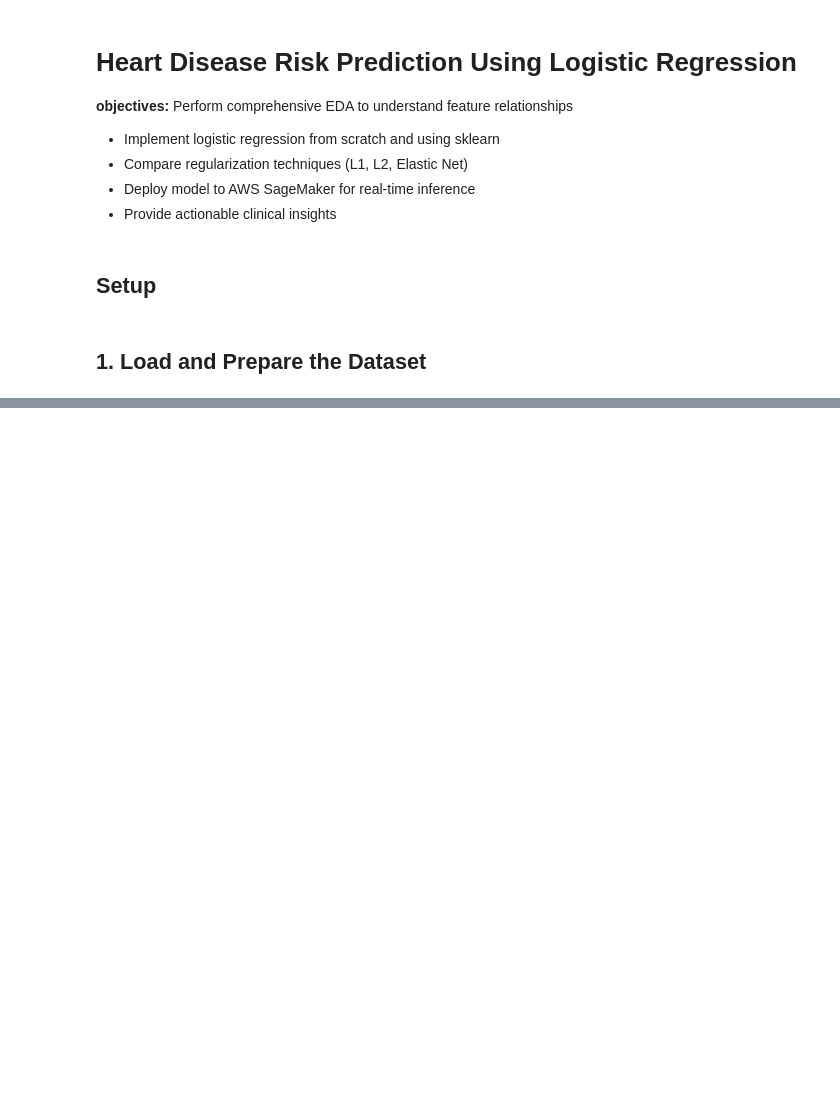
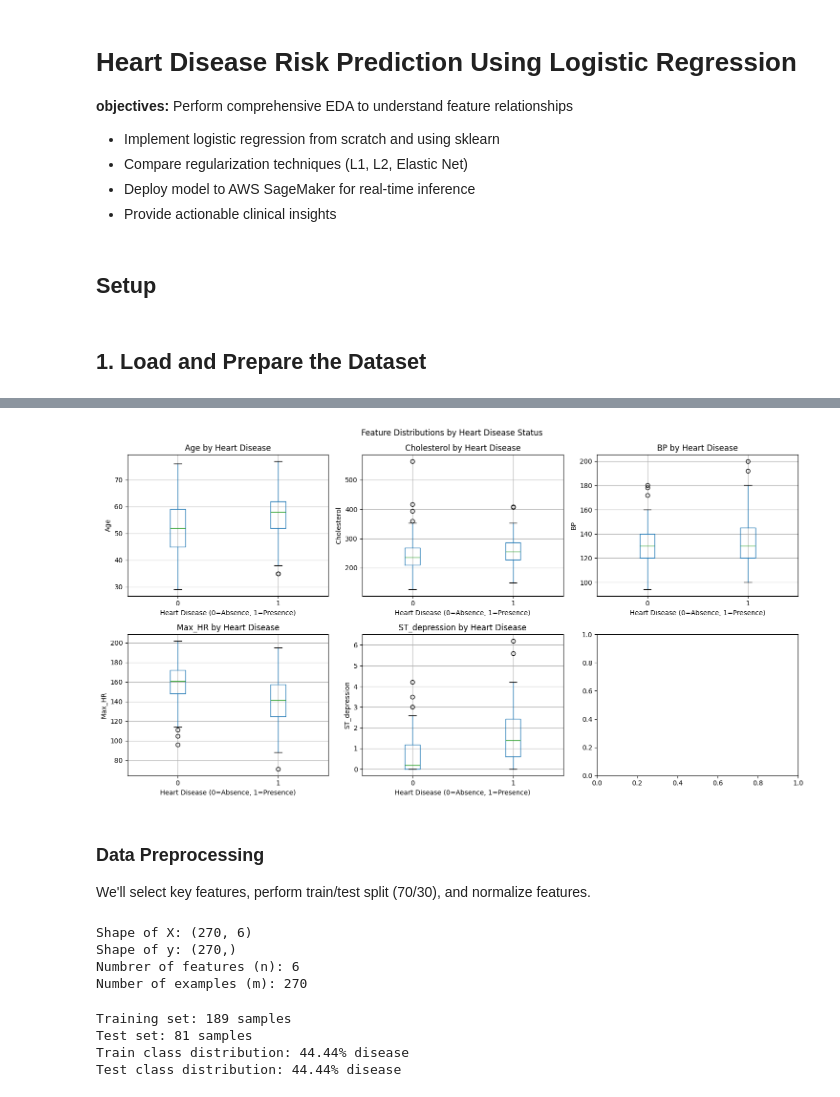
Before and after one commit to mayerllyyo/Heart-Disease-Risk-Prediction-Using-Logistic-Regression, a Jupyter notebook: heart_disease_lr_analysis.ipynb, the cells around one changed output, grey strips where cells are left out. Cells and saved outputs as stored; diff of their text form; code cells hidden in the pictures; blank space fills up the shorter version.

```diff
--- a/heart_disease_lr_analysis.ipynb
+++ b/heart_disease_lr_analysis.ipynb
@@ -42,0 +149,73 @@ plt.show()
+# %%
+# Distribution of key features by disease presence
+features_to_plot = ['Age', 'Cholesterol', 'BP', 'Max_HR', 'ST_depression']
+fig, axes = plt.subplots(2, 3, figsize=(15, 8))
+axes = axes.flatten()
+for idx, feature in enumerate(features_to_plot):
+    df.boxplot(column=feature, by='Heart_Disease', ax=axes[idx])
+    axes[idx].set_title(f'{feature} by Heart Disease')
+    axes[idx].set_xlabel('Heart Disease (0=Absence, 1=Presence)')
+    axes[idx].set_ylabel(feature)
+
+plt.suptitle('Feature Distributions by Heart Disease Status')
+plt.tight_layout()
+plt.show()
+# %% [output]
+[figure, added]
+# %% [markdown]
+###  Data Preprocessing
+We'll select key features, perform train/test split (70/30), and normalize features.
+# %%
+# Select features based on clinical relevance and correlation analysis
+selected_features = ['Age', 'Cholesterol', 'BP', 'Max_HR', 'ST_depression', 'Number_of_vessels_fluro']
+
+X = df[selected_features].values # Matrix (m, n)
+y = df['Heart_Disease'].values # Vector (m,)
+
+print(f"Shape of X: {X.shape}")
+print(f"Shape of y: {y.shape}")
+print(f"Numbrer of features (n): {X.shape[1]}")
+print(f"Number of examples (m): {X.shape[0]}")
+# %% [output]
+Shape of X: (270, 6)
+Shape of y: (270,)
+Numbrer of features (n): 6
+Number of examples (m): 270
+# %%
+# 70/30 train/test split with stratification
+def stratified_split(X, y, test_size=0.3, random_state=42):
+    np.random.seed(random_state)
+
+   # Separate indexes by class
+    class_0_idx = np.where(y == 0)[0]
+    class_1_idx = np.where(y == 1)[0]
+
+    # Mix
+    np.random.shuffle(class_0_idx)
+    np.random.shuffle(class_1_idx)
+
+    # Calculate quantities for test
+    n_test_0 = int(len(class_0_idx) * test_size)
+    n_test_1 = int(len(class_1_idx) * test_size)
+
+    # Test indices
+    test_idx = np.concatenate([class_0_idx[:n_test_0], class_1_idx[:n_test_1]])
+    train_idx = np.concatenate([class_0_idx[n_test_0:], class_1_idx[n_test_1:]])
+
+    np.random.shuffle(test_idx)
+    np.random.shuffle(train_idx)
+
+    return X[train_idx], X[test_idx], y[train_idx], y[test_idx]
+
+# Apply split
+X_train, X_test, y_train, y_test = stratified_split(X, y, test_size=0.3)
+
+print(f"Training set: {X_train.shape[0]} samples")
+print(f"Test set: {X_test.shape[0]} samples")
+print(f"Train class distribution: {np.mean(y_train):.2%} disease")
+print(f"Test class distribution: {np.mean(y_test):.2%} disease")
+# %% [output]
+Training set: 189 samples
+Test set: 81 samples
+Train class distribution: 44.44% disease
+Test class distribution: 44.44% disease
```
Also changed, not shown: parts of 27 cells of this notebook, 2 other files.
